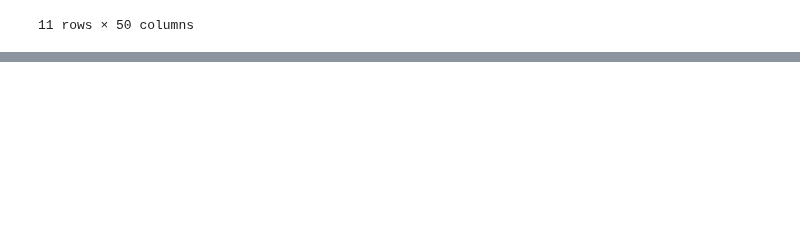
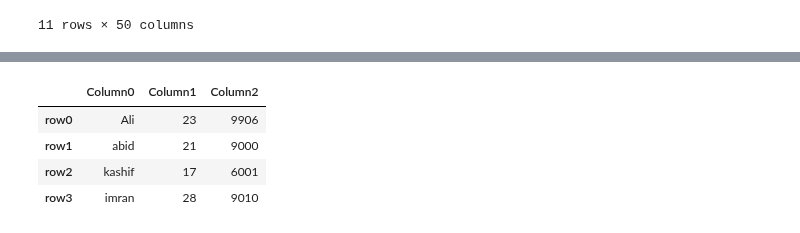
Before and after one commit to FairozAhmadSheikh/ML_bootcamp, a Jupyter notebook: numpy/3_operations_DataFrame.ipynb, the cells around one changed output, grey strips where cells are left out. Drawn from its saved outputs; the diff is of its cells as text; code cells hidden in the pictures; blank space fills up the shorter version.

Commit message:
sort,iteration,rename etc

```diff
--- a/numpy/3_operations_DataFrame.ipynb
+++ b/numpy/3_operations_DataFrame.ipynb
@@ -147,0 +177,10 @@ Name: 0, dtype: float64
+# %%
+#changing row and columns name
+
+dataFrame1.rename(columns={0:"Column0",1:"Column1",2:"Column2"},index={0:"row0",1:"row1",2:"row2",3:"row3",})
+# %% [output]
+|  | Column0 | Column1 | Column2 |
+| row0 | Ali | 23 | 9906 |
+| row1 | abid | 21 | 9000 |
+| row2 | kashif | 17 | 6001 |
+| row3 | imran | 28 | 9010 |
```
Also changed, not shown: parts of 16 cells of this notebook.
